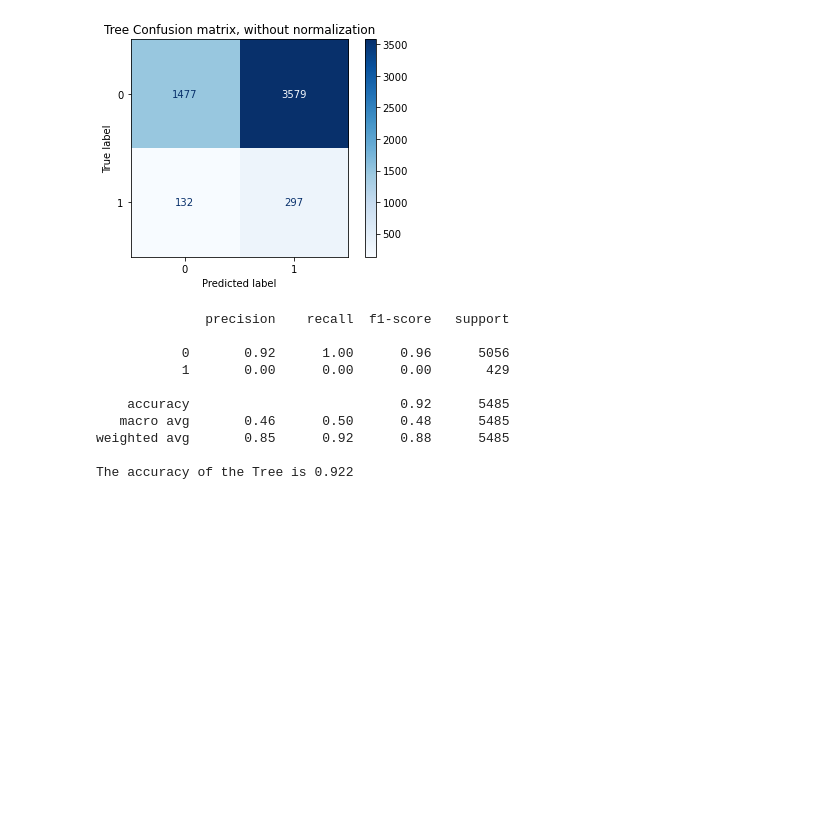
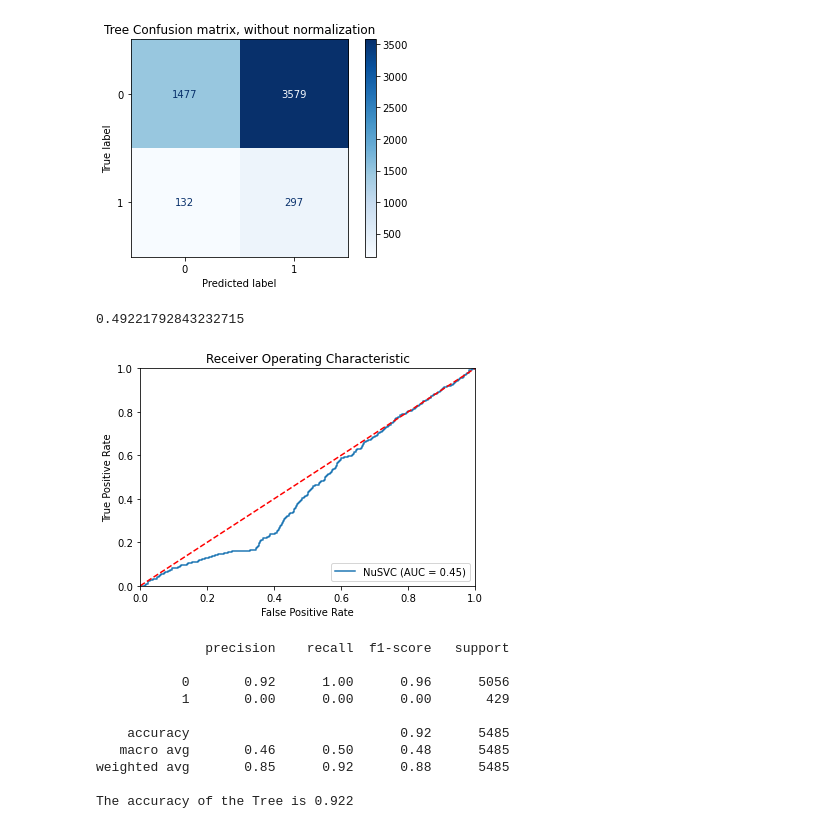
Before and after one commit to Edgart371/Project-7-Machine-Supervised-Learning-Nas, a Jupyter notebook: Version2.ipynb, the cells around one changed output. Drawn from its saved outputs; the diff is of its cells as text; code cells hidden in the pictures; blank space fills up the shorter version.

```diff
--- a/Version2.ipynb
+++ b/Version2.ipynb
@@ -549,6 +580,37 @@ weighted avg       0.85      0.32      0.42      5485
 
 The accuracy of the Tree is 0.323
 [figure]
+# %%
+from sklearn.metrics import roc_auc_score
+print(metrics.roc_auc_score(y_test, prediction))
+# %% [output]
+0.49221792843232715
+# %%
+#Roc Curve
+from sklearn import metrics
+from sklearn.metrics import roc_curve, auc
+
+import matplotlib.pyplot as plt
+
+# Plotting the ROC
+
+metrics.plot_roc_curve(model, x_test, y_test)
+
+
+plt.title('Receiver Operating Characteristic')
+
+
+plt.legend(loc = 'lower right')
+plt.plot([0, 1], [0, 1],'r--')
+plt.xlim([0, 1])
+plt.ylim([0, 1])
+plt.ylabel('True Positive Rate')
+plt.xlabel('False Positive Rate')
+
+
+plt.show()
+# %% [output]
+[figure, added]
 # %%
 #Test model BernoulliNB
 
```
Also changed, not shown: parts of 22 cells of this notebook, 2 other files.
